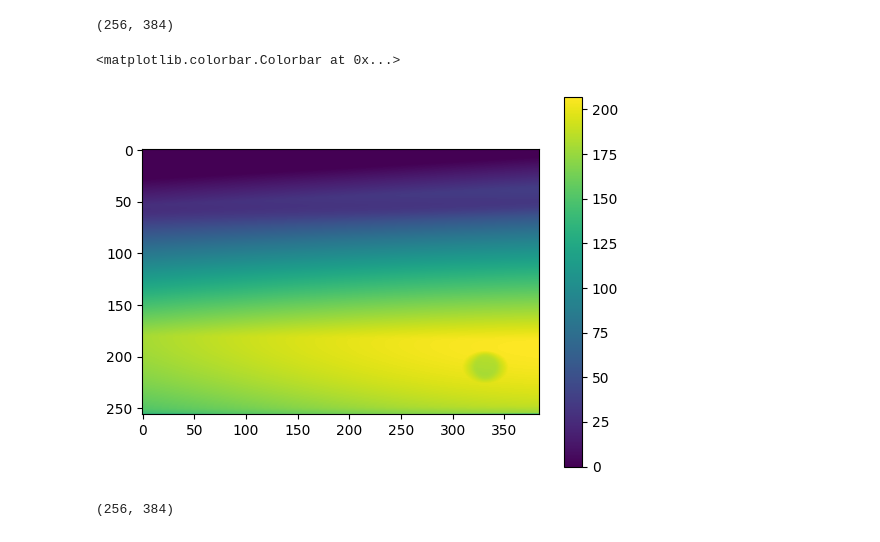
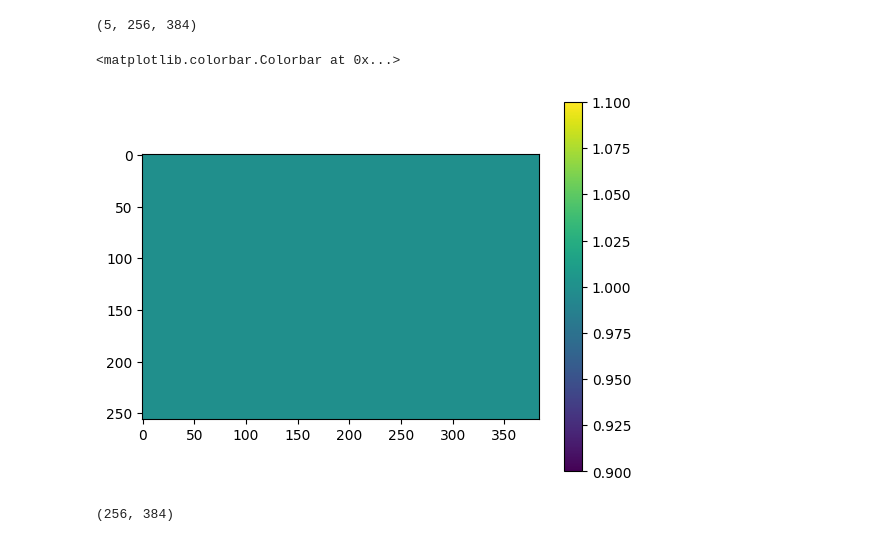
Before and after one commit to 1alex2lee/masters, a Jupyter notebook: temp/test.ipynb, the cells around one changed output. Drawn from its saved outputs; the diff is of its cells as text; code cells hidden in the pictures.

```diff
--- a/temp/test.ipynb
+++ b/temp/test.ipynb
@@ -3,14 +3,14 @@ import numpy as np
 import matplotlib.pyplot as plt
 import os
 # %%
-test = np.load("input_1.npy")
+test = np.load("input.npy")
 print(np.shape(test))
-plt.imshow(test)
+plt.imshow(test[3,:,:])
 plt.colorbar()
 # %% [output]
-(256, 384)
+(5, 256, 384)
 <matplotlib.colorbar.Colorbar at 0x...>
-[figure, old version]
+[figure, new version]
 # %%
 test = np.load("input_2.npy")
 print(np.shape(test))
```
Also changed, not shown: 14 other files.
